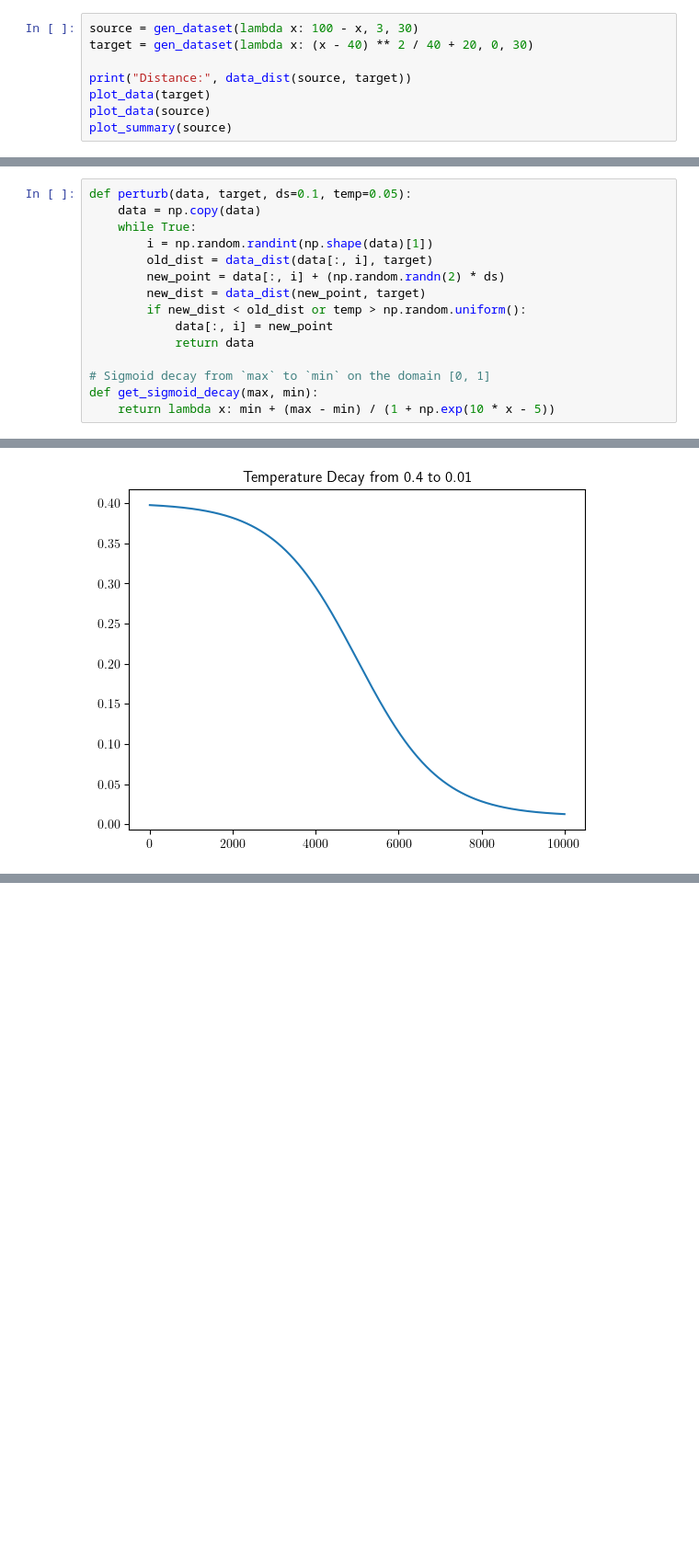
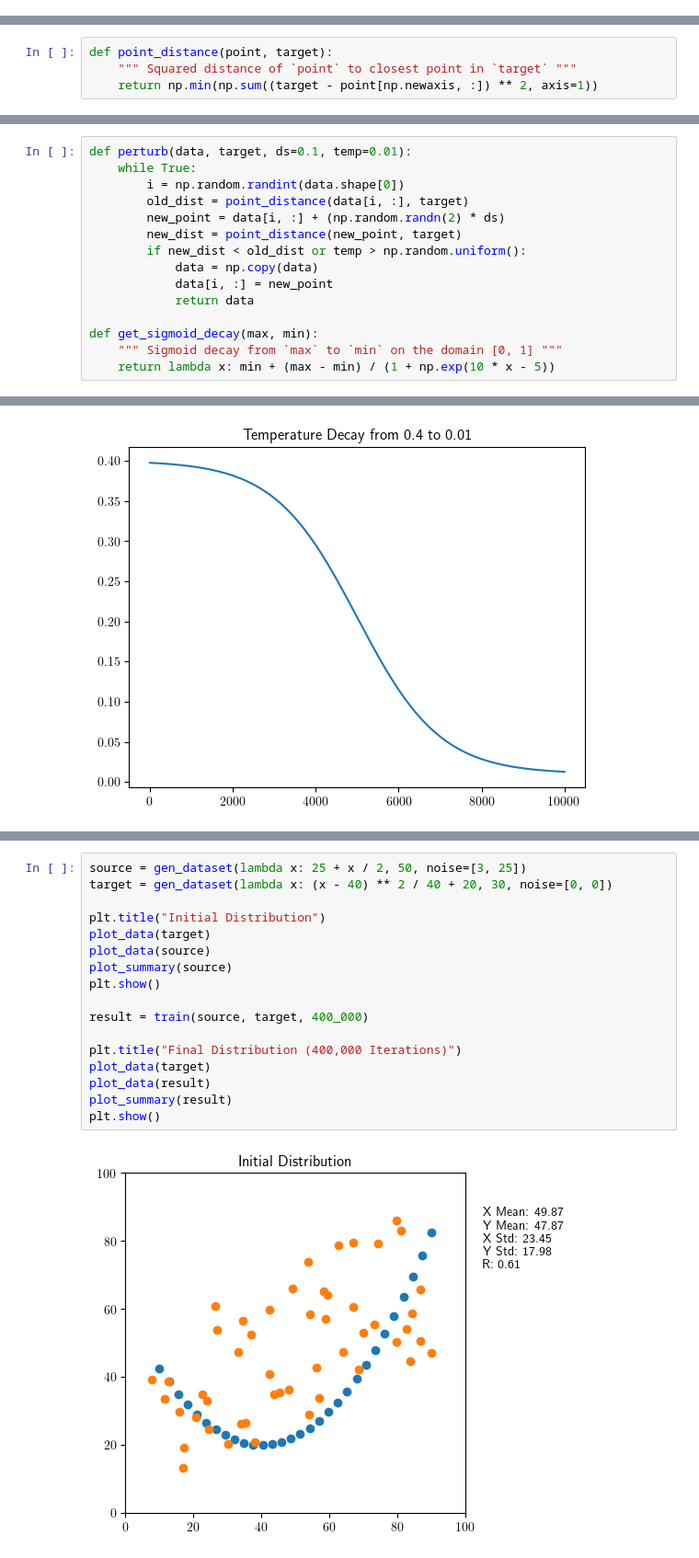
Before and after one commit to ericlovesmath/data-science-projects, a Jupyter notebook: how-to-lie-with-statistics/how-to-lie-with-statistics.ipynb, the cells around one changed output, grey strips where cells are left out. Shown at 92% size. Saved outputs shown, nothing was run; the diff lists cells and outputs as text; blank space fills up the shorter version.

```diff
--- a/how-to-lie-with-statistics/how-to-lie-with-statistics.ipynb
+++ b/how-to-lie-with-statistics/how-to-lie-with-statistics.ipynb
@@ -85,8 +70,0 @@ Distance between different domains: 834.4090326678563
-# %%
-source = gen_dataset(lambda x: 100 - x, 3, 30)
-target = gen_dataset(lambda x: (x - 40) ** 2 / 40 + 20, 0, 30)
-
-print("Distance:", data_dist(source, target))
-plot_data(target)
-plot_data(source)
-plot_summary(source)
@@ -95,0 +75,4 @@ Distance: 765.807062859576
+# %%
+def point_distance(point, target):
+    """ Squared distance of `point` to closest point in `target` """
+    return np.min(np.sum((target - point[np.newaxis, :]) ** 2, axis=1))
@@ -96,17 +81,17 @@ Distance: 765.807062859576
 # %%
-def perturb(data, target, ds=0.1, temp=0.05):
-    data = np.copy(data)
+def perturb(data, target, ds=0.1, temp=0.01):
     while True:
-        i = np.random.randint(np.shape(data)[1])
-        old_dist = data_dist(data[:, i], target)
-        new_point = data[:, i] + (np.random.randn(2) * ds)
-        new_dist = data_dist(new_point, target)
+        i = np.random.randint(data.shape[0])
+        old_dist = point_distance(data[i, :], target)
+        new_point = data[i, :] + (np.random.randn(2) * ds)
+        new_dist = point_distance(new_point, target)
         if new_dist < old_dist or temp > np.random.uniform():
-            data[:, i] = new_point
+            data = np.copy(data)
+            data[i, :] = new_point
             return data
 
-# Sigmoid decay from `max` to `min` on the domain [0, 1]
 def get_sigmoid_decay(max, min):
+    """ Sigmoid decay from `max` to `min` on the domain [0, 1] """
     return lambda x: min + (max - min) / (1 + np.exp(10 * x - 5))
 # %%
 iters = 10000
@@ -163,0 +130,19 @@ Iter 300000: (22.79 s), 2335/30000 updates
+# %%
+source = gen_dataset(lambda x: 25 + x / 2, 50, noise=[3, 25])
+target = gen_dataset(lambda x: (x - 40) ** 2 / 40 + 20, 30, noise=[0, 0])
+
+plt.title("Initial Distribution")
+plot_data(target)
+plot_data(source)
+plot_summary(source)
+plt.show()
+
+result = train(source, target, 400_000)
+
+plt.title("Final Distribution (400,000 Iterations)")
+plot_data(target)
+plot_data(result)
+plot_summary(result)
+plt.show()
+# %% [output]
+[figure, added]
```
Also changed, not shown: parts of 18 cells of this notebook.
